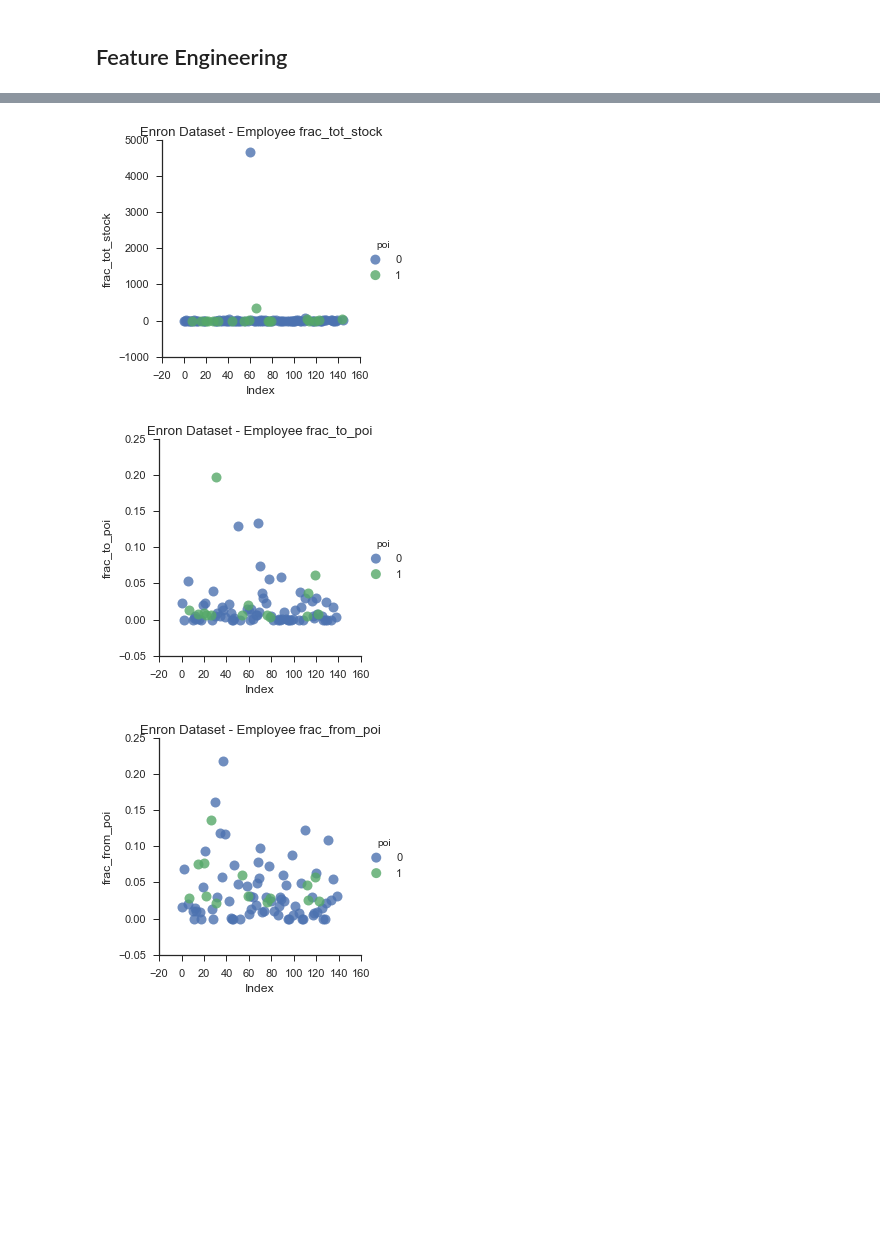
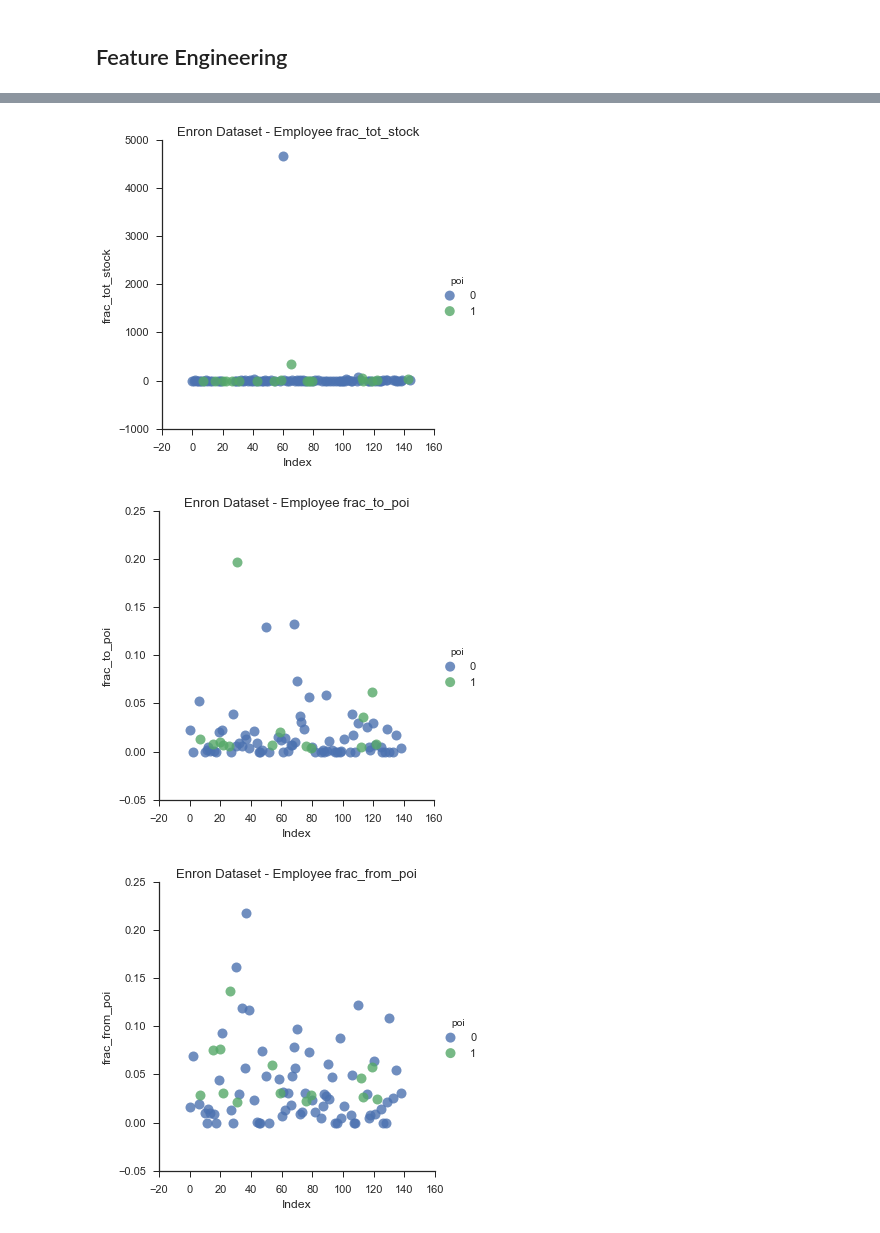
Before and after one commit to ian-whitestone/enron-poi-classification, a Jupyter notebook: enron_eda.ipynb, the cells around one changed output, grey strips where cells are left out. Cells and saved outputs as stored; diff of their text form; code cells hidden in the pictures; blank space fills up the shorter version.

```diff
--- a/enron_eda.ipynb
+++ b/enron_eda.ipynb
@@ -200,7 +237,7 @@ for feature in features_list[1:]: ##ignore first feature which is poi label
                    fit_reg=False,
                    scatter_kws={"marker": "D",
                                 "s": 100},
-                  size=4);
+                  size=6);
         plt.title('Enron Dataset - Employee %s' % feature);
         plt.xlabel('Index');
         plt.ylabel(feature);
@@ -244,4 +287,5 @@ new_features = ['frac_bonus','frac_salary','frac_tot_stock','frac_to_poi','frac_
 # %%
+new_features = ['frac_bonus','frac_salary','frac_tot_stock','frac_to_poi','frac_from_poi']
 for feature in new_features:
     sns.lmplot('index', feature,
            data=df,
@@ -249,7 +293,7 @@ for feature in new_features:
            hue="poi",
            scatter_kws={"marker": "D",
                         "s": 100},
-           size =4 )
+           size =5 )
     plt.title('Enron Dataset - Employee %s' % feature);
     plt.xlabel('Index');
     plt.ylabel(feature);
@@ -259,3 +303,3 @@ for feature in new_features:
-[figure, old version]
+[figure, new version]
-[figure, old version]
+[figure, new version]
-[figure, old version]
+[figure, new version]
```
Also changed, not shown: parts of 79 cells of this notebook.
